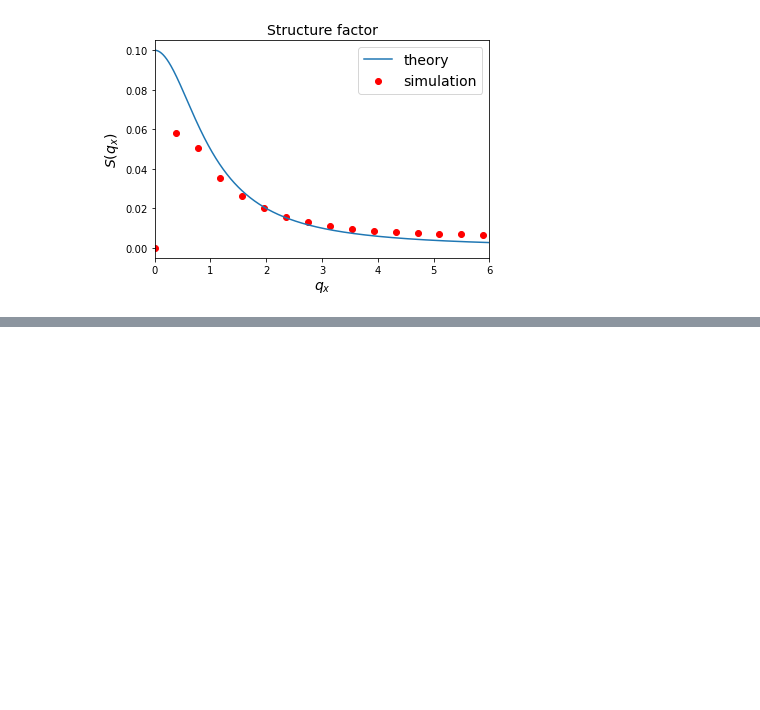
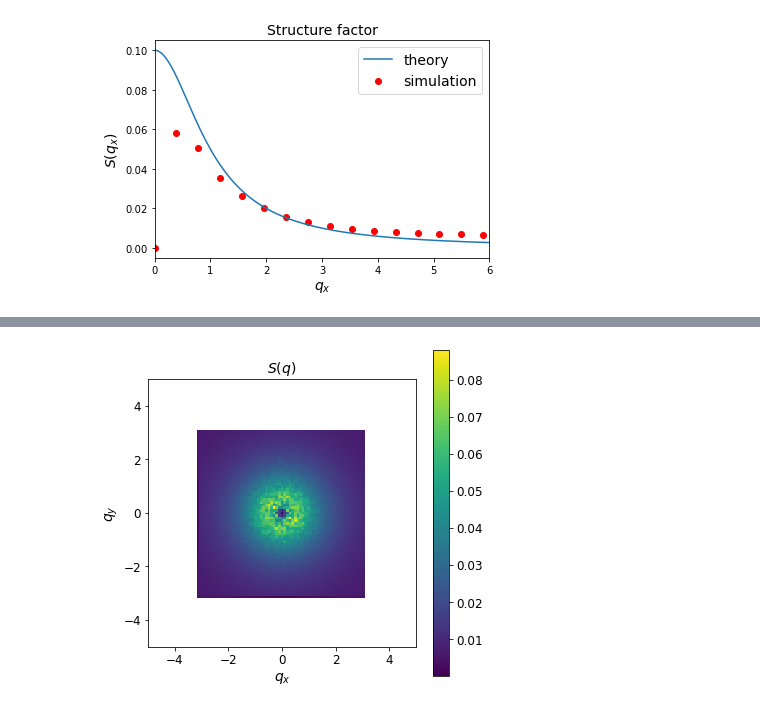
Before and after one commit to elsentjhung/equilibrium-model-B, a Jupyter notebook: model_B.ipynb, the cells around one changed output, grey strips where cells are left out. Cells and saved outputs as stored; diff of their text form; code cells hidden in the pictures; blank space fills up the shorter version.

```diff
--- a/model_B.ipynb
+++ b/model_B.ipynb
@@ -516,0 +627,42 @@ plt.show()
+# %%
+##################################
+# calculate the structure factor #
+##################################
+
+# define structure factor
+Sq = np.zeros((Nx, Ny))
+phi_q = np.fft.fft2(phi, norm='ortho')*np.sqrt(dx*dx)
+
+# loop again for Nt timesteps
+for n in range(0, Nt, 1):
+    Sq = Sq + np.real(phi_q*np.conjugate(phi_q))
+
+    phi, phi_q = update_pseudo_spectral(phi)
+
+Sq = Sq/Nt
+# %%
+# define wavevector
+qx = 2*np.pi/(Nx*dx)*np.arange(-Nx/2,Nx/2,1)
+qy = 2*np.pi/(Ny*dx)*np.arange(-Ny/2,Ny/2,1)
+qy, qx = np.meshgrid(qy, qx)
+
+Sq = np.roll(Sq,+int(Nx/2),axis=0)
+Sq = np.roll(Sq,+int(Ny/2),axis=1)
+
+fig, ax = plt.subplots(figsize=(6,6))
+
+ax.set_title('$S(q)$', fontsize=14)
+ax.set_aspect('equal')
+ax.set_xlabel('$q_x$', fontsize=14)
+ax.set_ylabel('$q_y$', fontsize=14)
+ax.set_xlim(-5,5)
+ax.set_ylim(-5,5)
+ax.tick_params(axis='both', which='major', labelsize=12)
+
+colormap = ax.pcolormesh(qx, qy, Sq, shading='auto')
+colorbar = plt.colorbar(colormap)
+colorbar.ax.tick_params(labelsize=12)
+
+plt.show()
+# %% [output]
+[figure, added]
```
Also changed, not shown: parts of 4 cells of this notebook, 4 other files.
